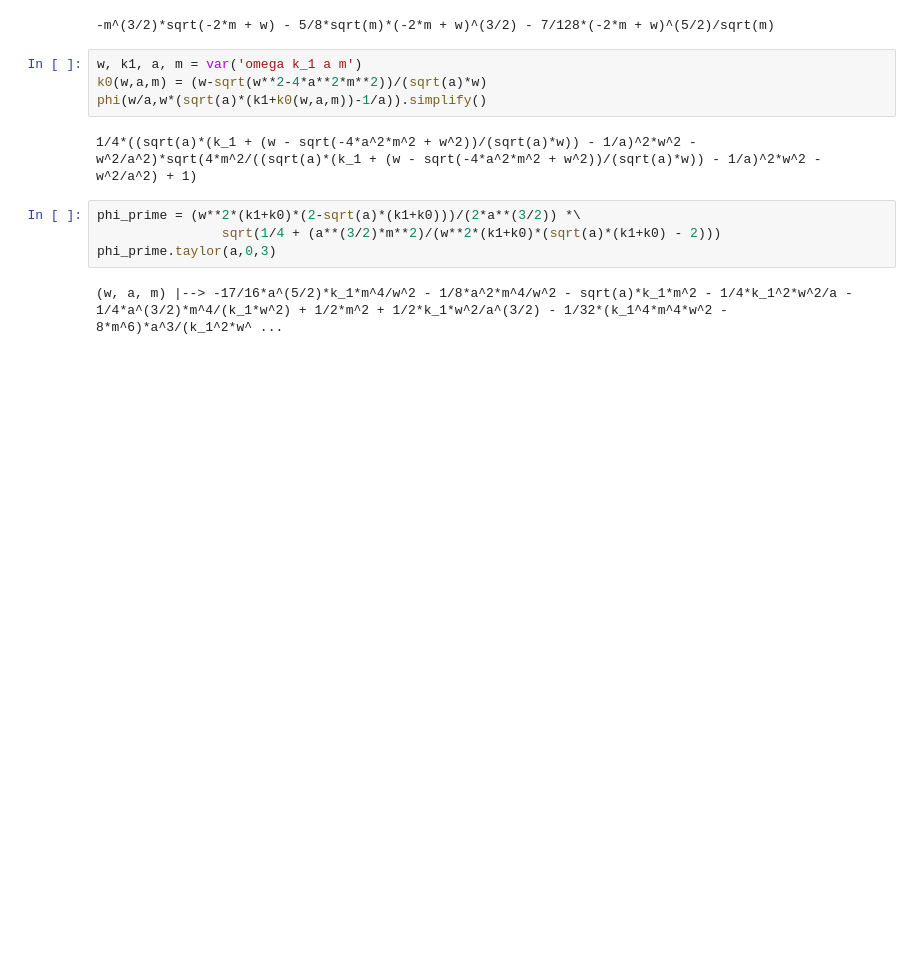
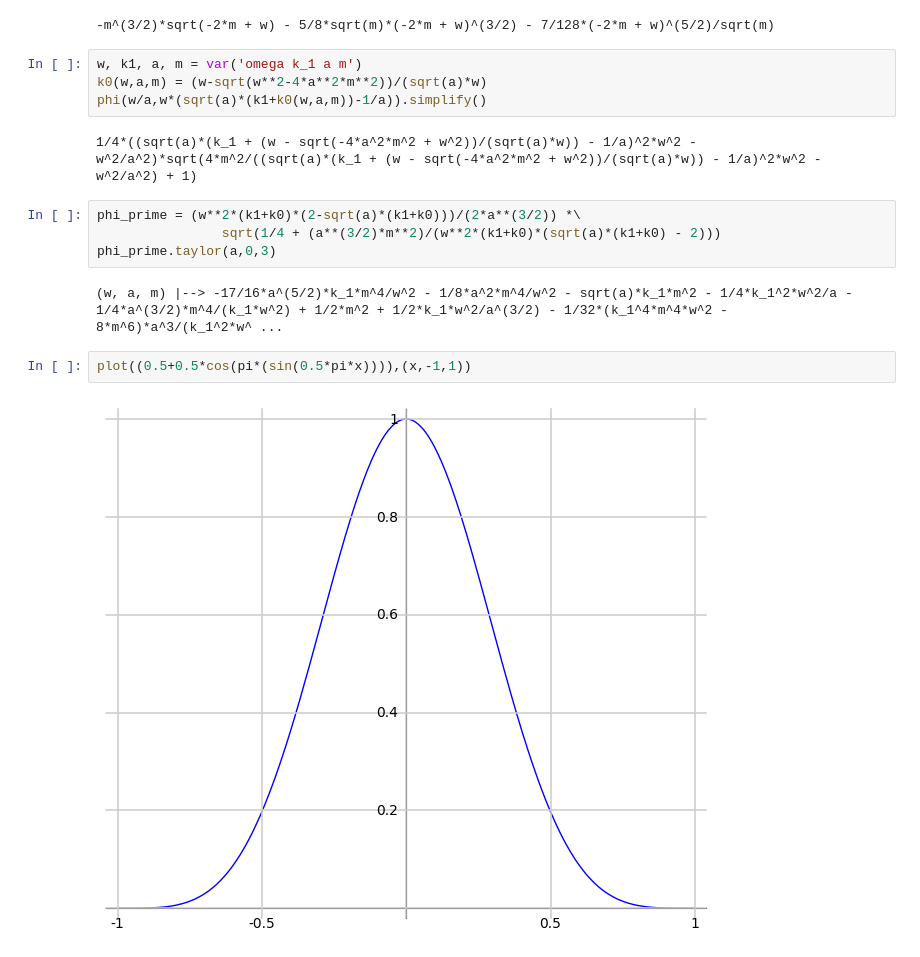
Before and after one commit to jlbosse/Bachelorarbeit, a Jupyter notebook: Animationen.ipynb, the cells around one changed output. Cells and saved outputs as stored; diff of their text form; blank space fills up the shorter version.

```diff
--- a/Animationen.ipynb
+++ b/Animationen.ipynb
@@ -296,3 +296,7 @@ phi_prime = (w**2*(k1+k0)*(2-sqrt(a)*(k1+k0)))/(2*a**(3/2)) *\
 phi_prime.taylor(a,0,3)
 # %% [output]
 (w, a, m) |--> -17/16*a^(5/2)*k_1*m^4/w^2 - 1/8*a^2*m^4/w^2 - sqrt(a)*k_1*m^2 - 1/4*k_1^2*w^2/a - 1/4*a^(3/2)*m^4/(k_1*w^2) + 1/2*m^2 + 1/2*k_1*w^2/a^(3/2) - 1/32*(k_1^4*m^4*w^2 - 8*m^6)*a^3/(k_1^2*w^ ...
+# %%
+plot((0.5+0.5*cos(pi*(sin(0.5*pi*x)))),(x,-1,1))
+# %% [output]
+[figure, added]
```
Also changed, not shown: parts of 2 cells of this notebook, 8 other files.
